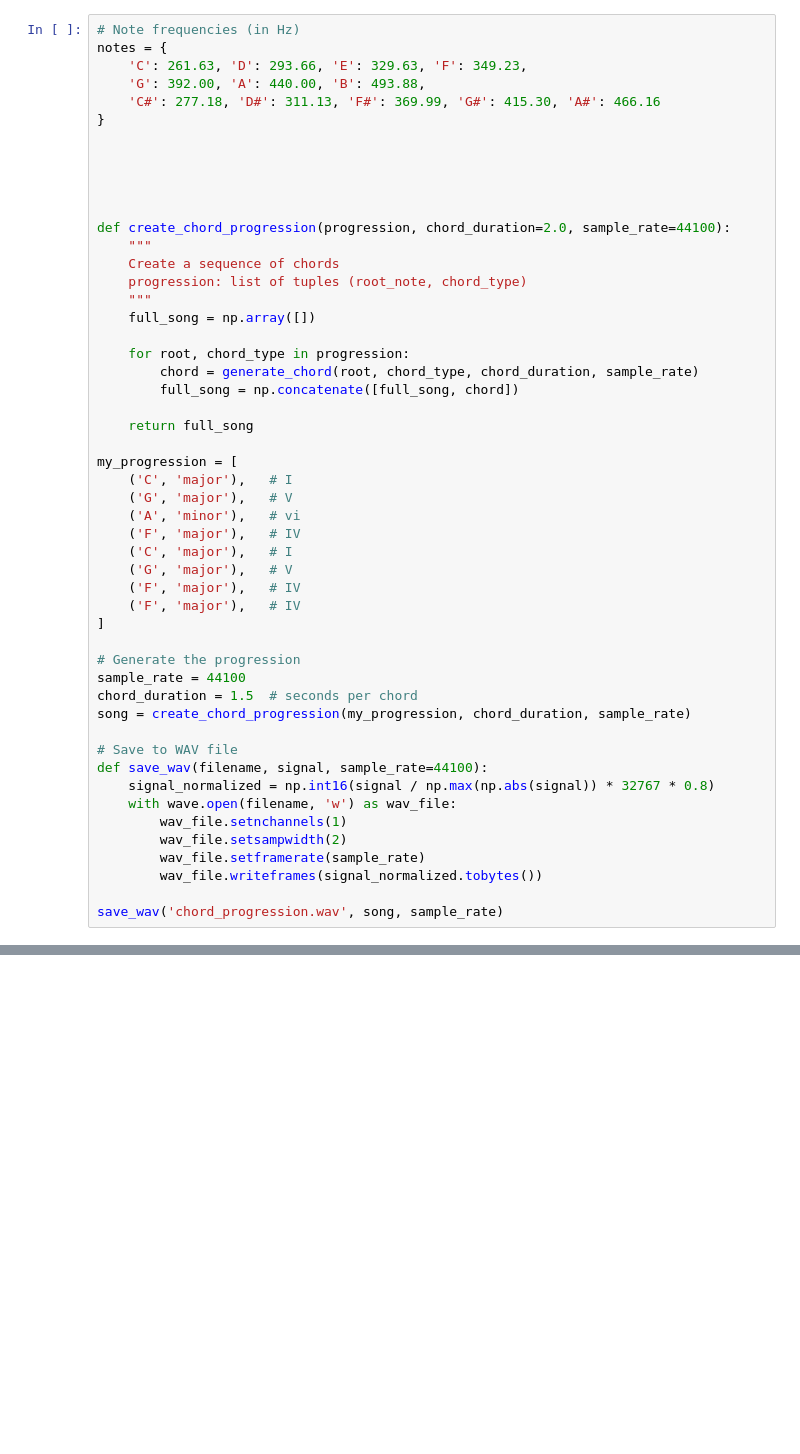
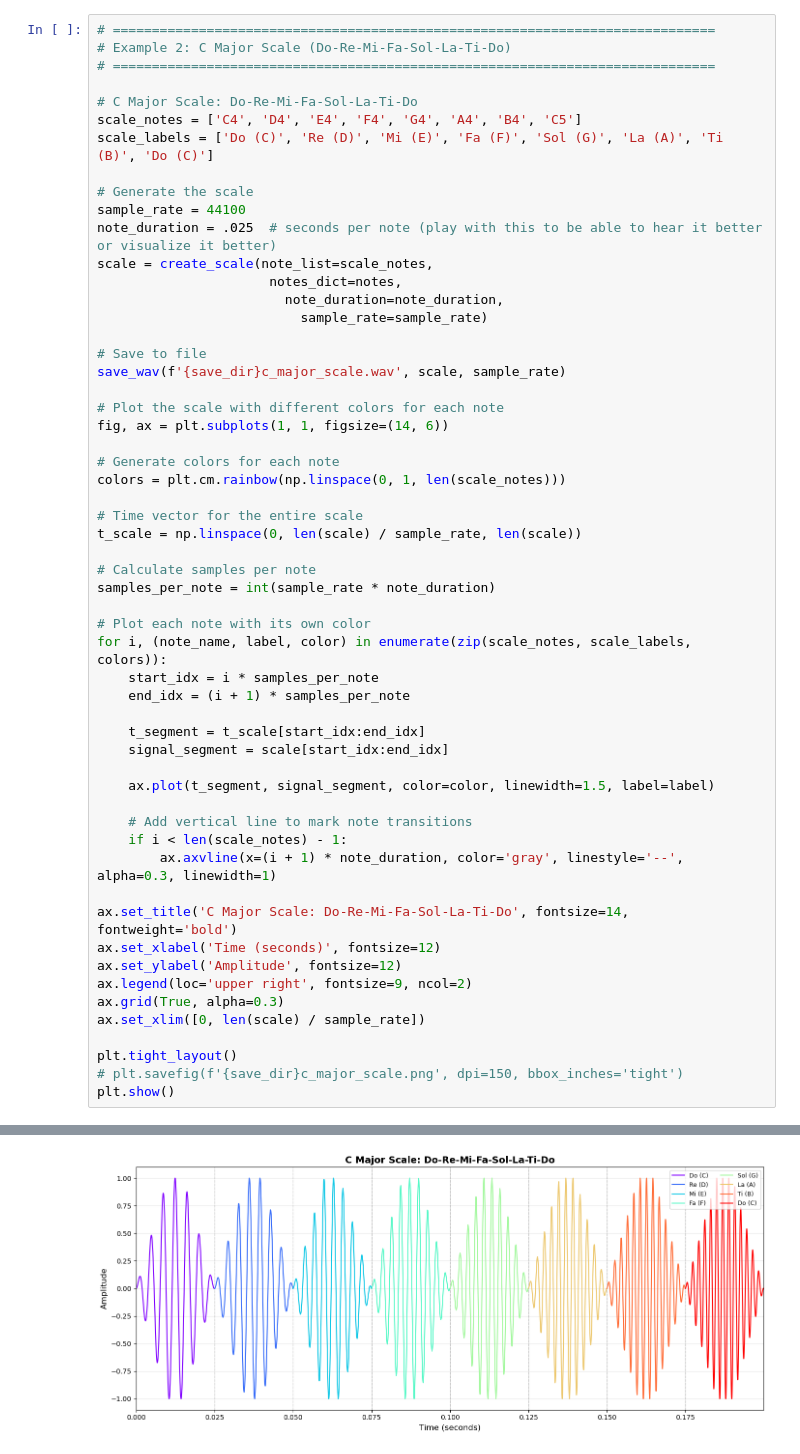
Before and after one commit to CesarAugusto14/signals_and_systems_spring_2026, a Jupyter notebook: intro_music.ipynb, the cells around one changed output, grey strips where cells are left out. Saved outputs shown, nothing was run; the diff lists cells and outputs as text; blank space fills up the shorter version.

```diff
--- a/intro_music.ipynb
+++ b/intro_music.ipynb
@@ -142,51 +304,57 @@ save_wav('c_major_scale.wav', scale, sample_rate)
 # %%
-# Note frequencies (in Hz)
-notes = {
-    'C': 261.63, 'D': 293.66, 'E': 329.63, 'F': 349.23,
-    'G': 392.00, 'A': 440.00, 'B': 493.88,
-    'C#': 277.18, 'D#': 311.13, 'F#': 369.99, 'G#': 415.30, 'A#': 466.16
-}
+# =============================================================================
+# Example 2: C Major Scale (Do-Re-Mi-Fa-Sol-La-Ti-Do)
+# =============================================================================
 
+# C Major Scale: Do-Re-Mi-Fa-Sol-La-Ti-Do
+scale_notes = ['C4', 'D4', 'E4', 'F4', 'G4', 'A4', 'B4', 'C5']
+scale_labels = ['Do (C)', 'Re (D)', 'Mi (E)', 'Fa (F)', 'Sol (G)', 'La (A)', 'Ti (B)', 'Do (C)']
 
+# Generate the scale
+sample_rate = 44100
+note_duration = .025  # seconds per note (play with this to be able to hear it better or visualize it better)
+scale = create_scale(note_list=scale_notes,
+                      notes_dict=notes,
+                        note_duration=note_duration,
+                          sample_rate=sample_rate)
 
+# Save to file
+save_wav(f'{save_dir}c_major_scale.wav', scale, sample_rate)
 
+# Plot the scale with different colors for each note
+fig, ax = plt.subplots(1, 1, figsize=(14, 6))
 
-def create_chord_progression(progression, chord_duration=2.0, sample_rate=44100):
-    """
-    Create a sequence of chords
-    progression: list of tuples (root_note, chord_type)
-    """
-    full_song = np.array([])
+# Generate colors for each note
+colors = plt.cm.rainbow(np.linspace(0, 1, len(scale_notes)))
 
-    for root, chord_type in progression:
-        chord = generate_chord(root, chord_type, chord_duration, sample_rate)
-        full_song = np.concatenate([full_song, chord])
+# Time vector for the entire scale
+t_scale = np.linspace(0, len(scale) / sample_rate, len(scale))
 
-    return full_song
+# Calculate samples per note
+samples_per_note = int(sample_rate * note_duration)
 
-my_progression = [
-    ('C', 'major'),   # I
-    ('G', 'major'),   # V
-    ('A', 'minor'),   # vi
-    ('F', 'major'),   # IV
-    ('C', 'major'),   # I
-    ('G', 'major'),   # V
-    ('F', 'major'),   # IV
-    ('F', 'major'),   # IV
-]
+# Plot each note with its own color
+for i, (note_name, label, color) in enumerate(zip(scale_notes, scale_labels, colors)):
+    start_idx = i * samples_per_note
+    end_idx = (i + 1) * samples_per_note
 
-# Generate the progression
-sample_rate = 44100
-chord_duration = 1.5  # seconds per chord
-song = create_chord_progression(my_progression, chord_duration, sample_rate)
+    t_segment = t_scale[start_idx:end_idx]
+    signal_segment = scale[start_idx:end_idx]
 
-# Save to WAV file
-def save_wav(filename, signal, sample_rate=44100):
-    signal_normalized = np.int16(signal / np.max(np.abs(signal)) * 32767 * 0.8)
-    with wave.open(filename, 'w') as wav_file:
-        wav_file.setnchannels(1)
-        wav_file.setsampwidth(2)
-        wav_file.setframerate(sample_rate)
-        wav_file.writeframes(signal_normalized.tobytes())
+    ax.plot(t_segment, signal_segment, color=color, linewidth=1.5, label=label)
 
-save_wav('chord_progression.wav', song, sample_rate)
+    # Add vertical line to mark note transitions
+    if i < len(scale_notes) - 1:
+        ax.axvline(x=(i + 1) * note_duration, color='gray', linestyle='--', alpha=0.3, linewidth=1)
+
+ax.set_title('C Major Scale: Do-Re-Mi-Fa-Sol-La-Ti-Do', fontsize=14, fontweight='bold')
+ax.set_xlabel('Time (seconds)', fontsize=12)
+ax.set_ylabel('Amplitude', fontsize=12)
+ax.legend(loc='upper right', fontsize=9, ncol=2)
+ax.grid(True, alpha=0.3)
+ax.set_xlim([0, len(scale) / sample_rate])
+
+plt.tight_layout()
+# plt.savefig(f'{save_dir}c_major_scale.png', dpi=150, bbox_inches='tight')
+plt.show()
+# %% [output]
@@ -192,0 +362 @@ save_wav('chord_progression.wav', song, sample_rate)
+[figure, added]
```
Also changed, not shown: parts of 11 cells of this notebook, 1 other file.
